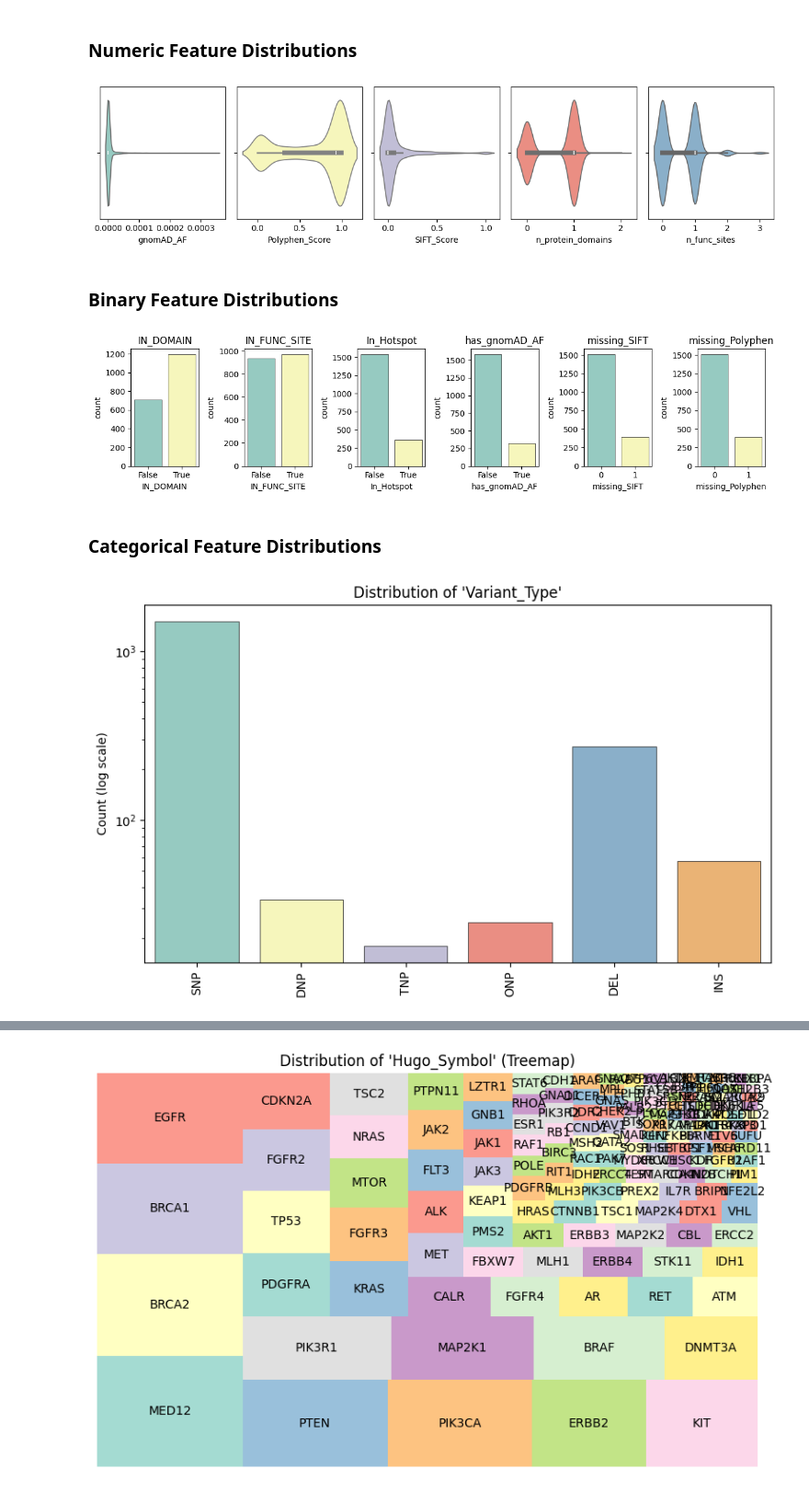
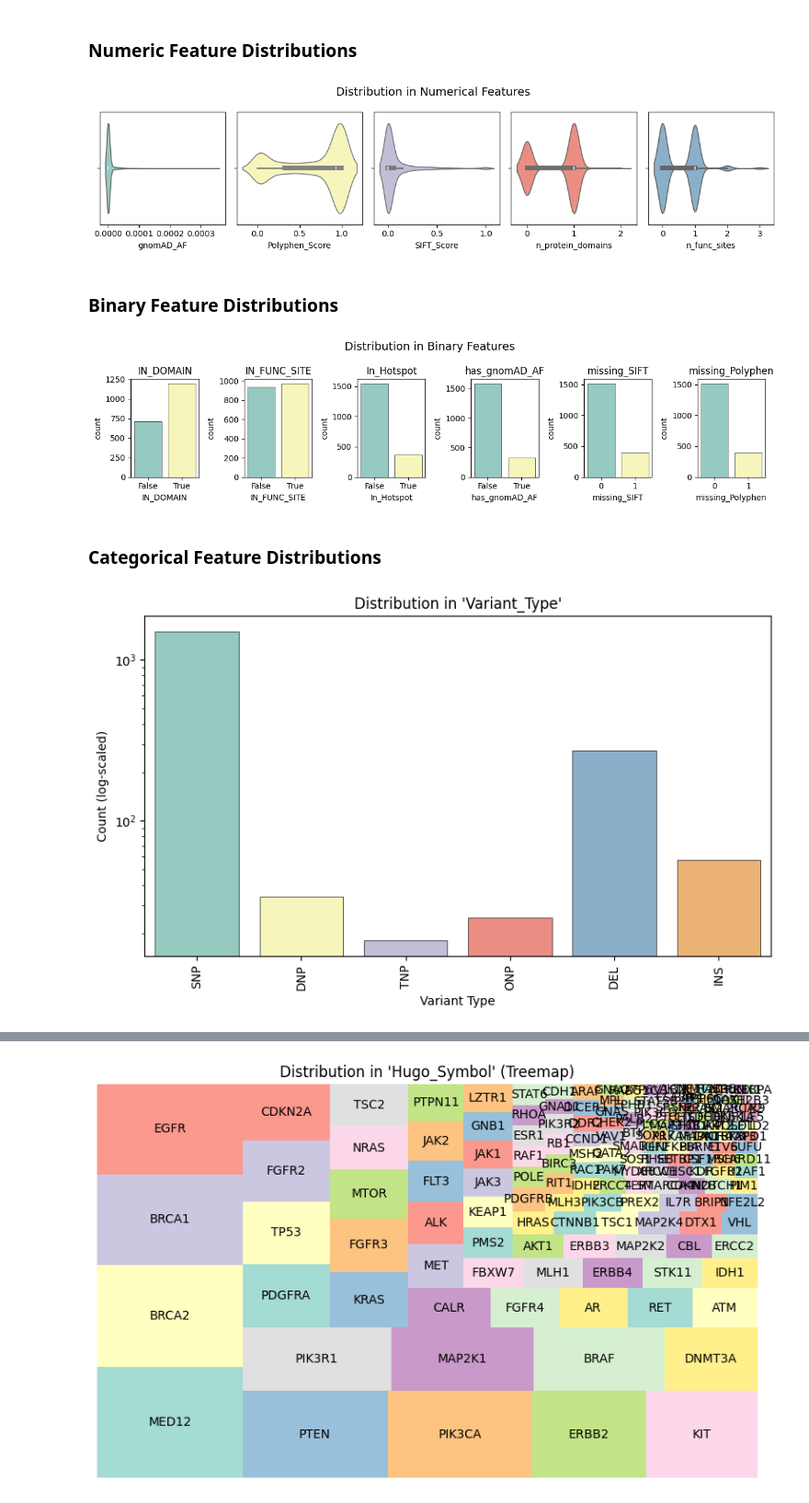
Before and after one commit to anekleiven/machine_learning_pipeline, a Jupyter notebook: 02_Exploratory_Analysis.ipynb, the cells around one changed output, grey strips where cells are left out. Shown at 92% size. Cells and saved outputs as stored; diff of their text form; code cells hidden in the pictures.

```diff
--- a/02_Exploratory_Analysis.ipynb
+++ b/02_Exploratory_Analysis.ipynb
@@ -177,27 +177,34 @@ colors = sns.color_palette('Set3', n_colors=len(columns))
 for i, col in enumerate(columns):
     sns.violinplot(x=col, data=ml_data, ax=axes[i],
 color=colors[i])
+
+plt.suptitle("Distribution in Numerical Features", fontsize=14)
+
 plt.tight_layout()
+plt.savefig("plots/violinplot_numeric.png", dpi=300)
 plt.show()
 # %% [output]
-[figure, old version]
+[figure, new version]
 # %% [markdown]
 ### Binary Feature Distributions
 # %%
 binary_cols = ["IN_DOMAIN", "IN_FUNC_SITE", "In_Hotspot", "has_gnomAD_AF", "missing_SIFT", "missing_Polyphen"]
 
 fig, axes = plt.subplots(1, len(binary_cols), figsize=(12, 3))
 
 for i, col in enumerate(binary_cols):
     sns.countplot(x=col, data=ml_data, ax=axes[i],
                   hue=col, palette="Set3", legend=False,
                   edgecolor="0.1", linewidth=0.5)
     axes[i].set_title(col)
 
+plt.suptitle("Distribution in Binary Features", fontsize=14)
+
 plt.tight_layout()
+plt.savefig("plots/barplots_binary.png", dpi=300)
 plt.show()
 # %% [output]
-[figure, old version]
+[figure, new version]
 # %% [markdown]
 ### Categorical Feature Distributions
 # %%
@@ -205,16 +212,17 @@ plt.figure(figsize=(8,5))
 
 sns.countplot(data=ml_data, x="Variant_Type", hue="Variant_Type",
               palette="Set3", legend=False, edgecolor="0.1", linewidth=0.5)
-plt.title("Distribution of 'Variant_Type'")
-plt.xlabel("")
+plt.title("Distribution in 'Variant_Type'")
+plt.xlabel("Variant Type")
 plt.yscale("log")
-plt.ylabel("Count (log scale)")
+plt.ylabel("Count (log-scaled)")
 plt.xticks(rotation=90)
 
 plt.tight_layout()
+plt.savefig("plots/barplot_variant_type.png", dpi=300)
 plt.show()
 # %% [output]
-[figure, old version]
+[figure, new version]
 # %%
 plt.figure(figsize=(8,5))
 
```
Also changed, not shown: parts of 10 cells of this notebook, 15 other files.
